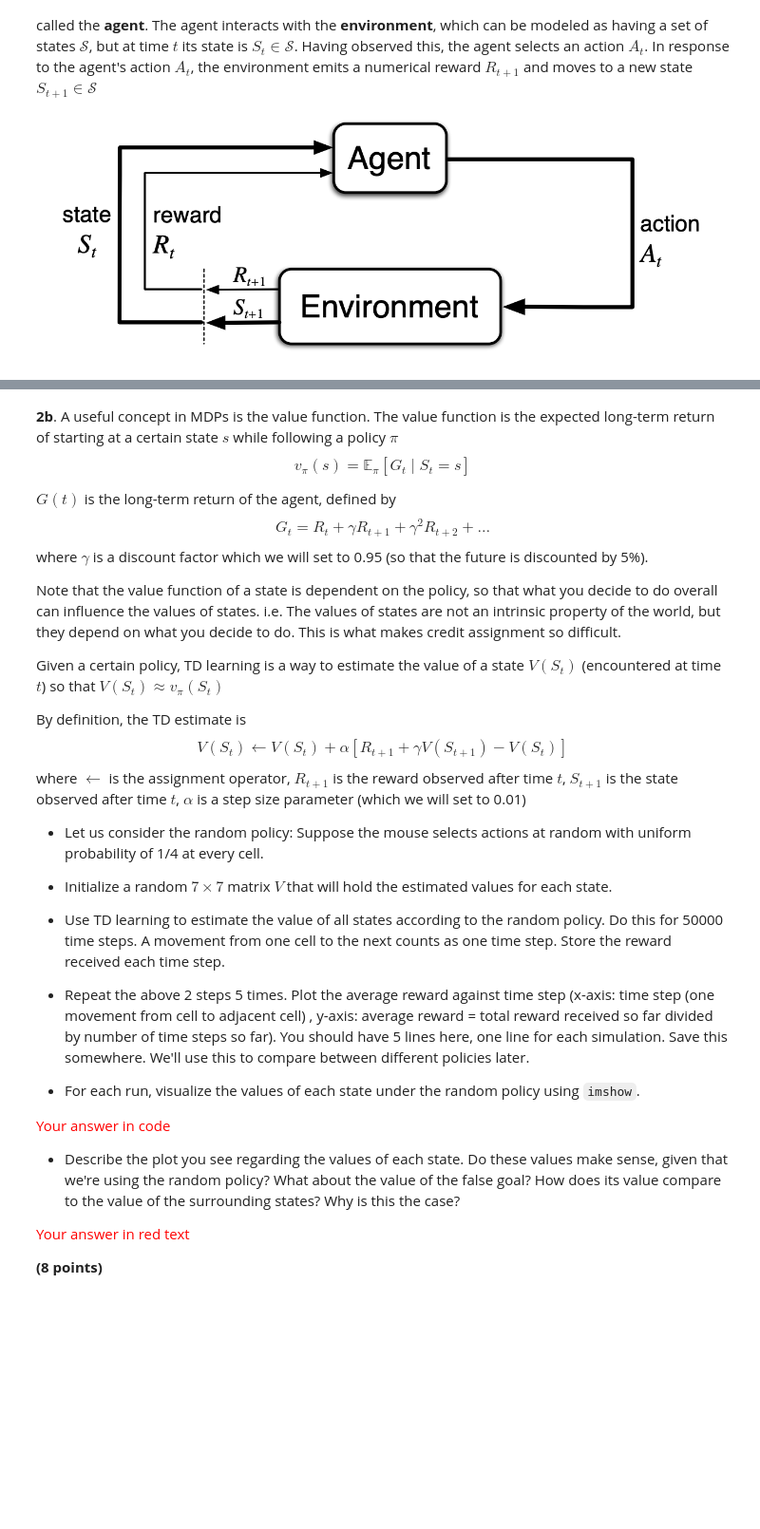
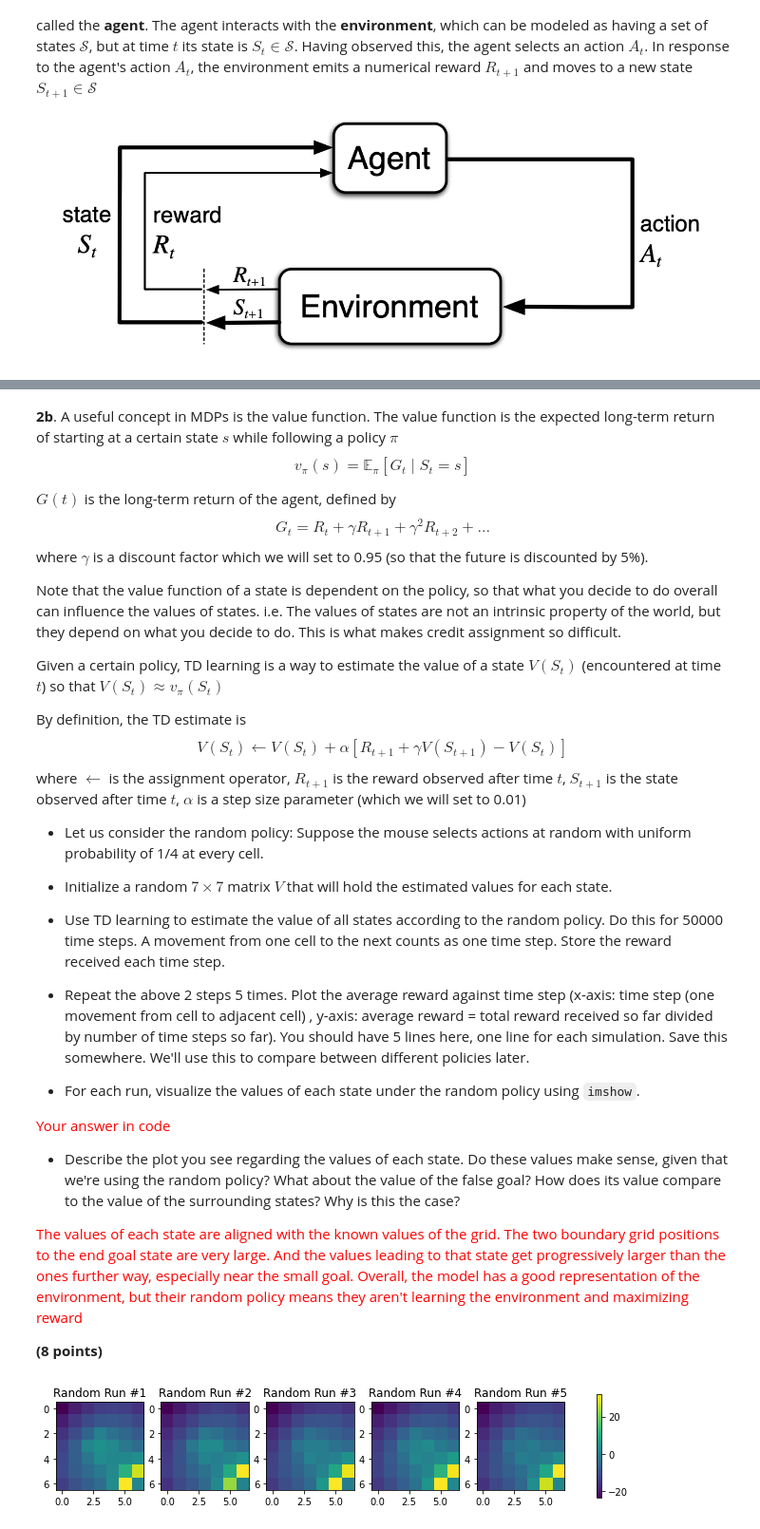
Before and after one commit to jess-breda/Neu537, a Jupyter notebook: neu537hw4/Questions_HW4_NEU437_537_GeneralizedLinearModels.ipynb, the cells around one changed output, grey strips where cells are left out. Shown: that part at 95% size. Saved outputs shown, nothing was run; the diff lists cells and outputs as text; code cells hidden in the pictures; blank space fills up the shorter version.

```diff
--- a/neu537hw4/Questions_HW4_NEU437_537_GeneralizedLinearModels.ipynb
+++ b/neu537hw4/Questions_HW4_NEU437_537_GeneralizedLinearModels.ipynb
@@ -256,7 +338,7 @@ where $\leftarrow$ is the assignment operator, $R_{t+1}$ is the reward observed
 
 * Describe the plot you see regarding the values of each state. Do these values make sense, given that we're using the random policy? What about the value of the false goal? How does its value compare to the value of the surrounding states? Why is this the case?
 
-<font color="red"> Your answer in red text </font>
+<font color="red"> The values of each state are aligned with the known values of the grid. The two boundary grid positions to the end goal state are very large. And the values leading to that state get progressively larger than the ones further way, especially near the small goal. Overall, the model has a good representation of the environment, but their random policy means they aren't learning the environment and maximizing reward</font>
 
 
 **(8 points)**
@@ -262,0 +498,15 @@ where $\leftarrow$ is the assignment operator, $R_{t+1}$ is the reward observed
+# %%
+np.random.seed(22)
+n_tsteps = 50000
+n_runs = 5
+Vs_random = np.zeros((n_runs, 7, 7))
+Rs_random = np.zeros((n_runs, n_tsteps))
+
+fig, ax = plt.subplots(1, n_runs, figsize = (12,4))
+for run in range(n_runs):
+    Vs_random[run,:,:], Rs_random[run, :] = simulate_agent(n_tsteps, epsilon=1)
+    im = ax[run].imshow(Vs_random[run])
+    ax[run].set(title = f"Random Run #{run+1}")
+cbar = fig.colorbar(im, ax=ax.ravel().tolist(), shrink=0.5)
+# %% [output]
+[figure, added]
```
Also changed, not shown: parts of 30 cells of this notebook, 1 other file.
